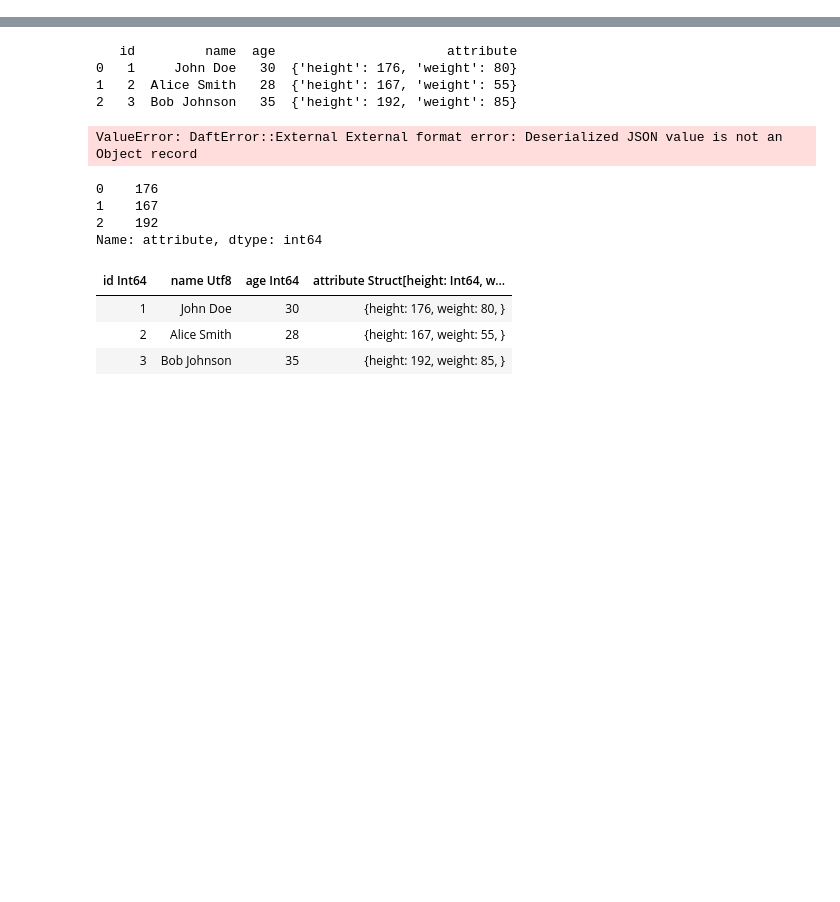
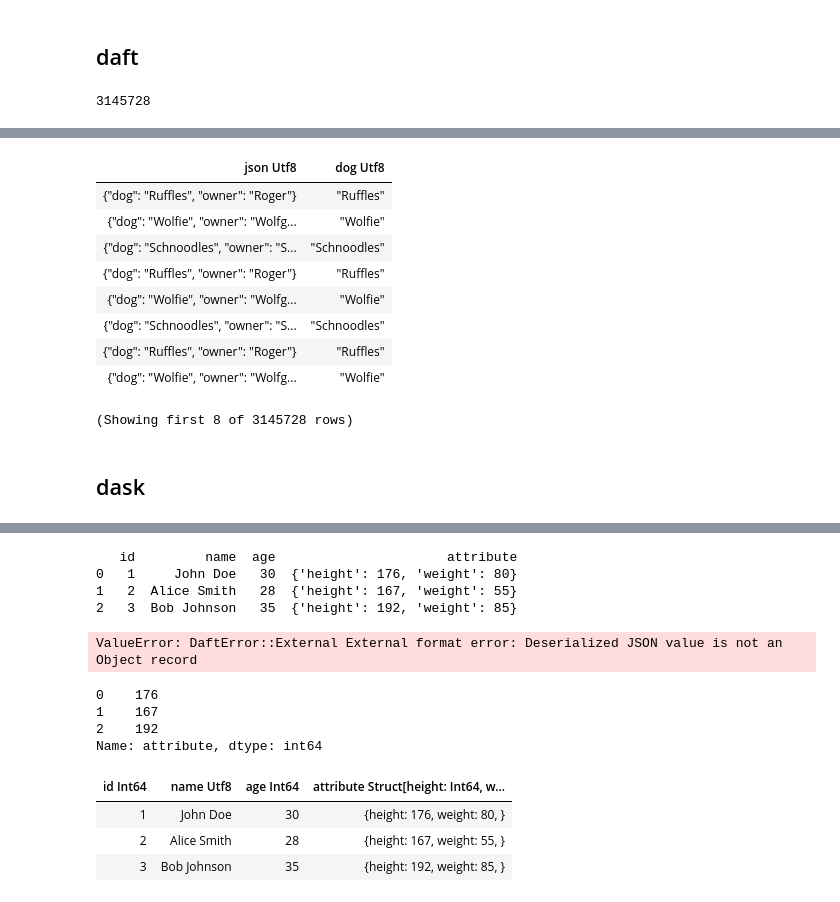
Before and after one commit to avriiil/daft-examples, a Jupyter notebook: daft-json.ipynb, the cells around one changed output, grey strips where cells are left out. Saved outputs shown, nothing was run; the diff lists cells and outputs as text; code cells hidden in the pictures; blank space fills up the shorter version.

```diff
--- a/daft-json.ipynb
+++ b/daft-json.ipynb
@@ -8,0 +41,2 @@ from daft import col, DataType
+# %%
+df = pd.DataFrame.from_dict({"json": ['{"dog": "Ruffles", "owner": "Roger"}', '{"dog": "Wolfie", "owner": "Wolfgang"}', '{"dog": "Schnoodles", "owner": "Susan"}']})
@@ -8,0 +50,3 @@ from daft import col, DataType
+# %%
+df["dog"] = df.json.apply(lambda x: re.findall(r'"dog":\s+"(.+?)"', x)[0])
+print(df)
@@ -8,0 +60,6 @@ from daft import col, DataType
+# %%
+for i in range(20):
+    df = pd.concat([df,df])
+# %%
+for i in range(20):
+    df_daft = df_daft.concat(df_daft)
@@ -8,0 +79,12 @@ from daft import col, DataType
+# %% [markdown]
+## daft
+# %%
+df_daft.collect()
+len(df_daft)
+# %% [output]
+3145728
+# %%
+%%time
+#daft
+df_daft.with_column("dog", df_daft["json"].json.query(".dog")).collect()
+# %% [output]
@@ -8,0 +93,12 @@ from daft import col, DataType
+| json Utf8 | dog Utf8 |
+| {"dog": "Ruffles", "owner": "Roger"} | "Ruffles" |
+| {"dog": "Wolfie", "owner": "Wolfg... | "Wolfie" |
+| {"dog": "Schnoodles", "owner": "S... | "Schnoodles" |
+| {"dog": "Ruffles", "owner": "Roger"} | "Ruffles" |
+| {"dog": "Wolfie", "owner": "Wolfg... | "Wolfie" |
+| {"dog": "Schnoodles", "owner": "S... | "Schnoodles" |
+| {"dog": "Ruffles", "owner": "Roger"} | "Ruffles" |
+| {"dog": "Wolfie", "owner": "Wolfg... | "Wolfie" |
+(Showing first 8 of 3145728 rows)
+# %% [markdown]
+## dask
```
Also changed, not shown: parts of 20 cells of this notebook.
